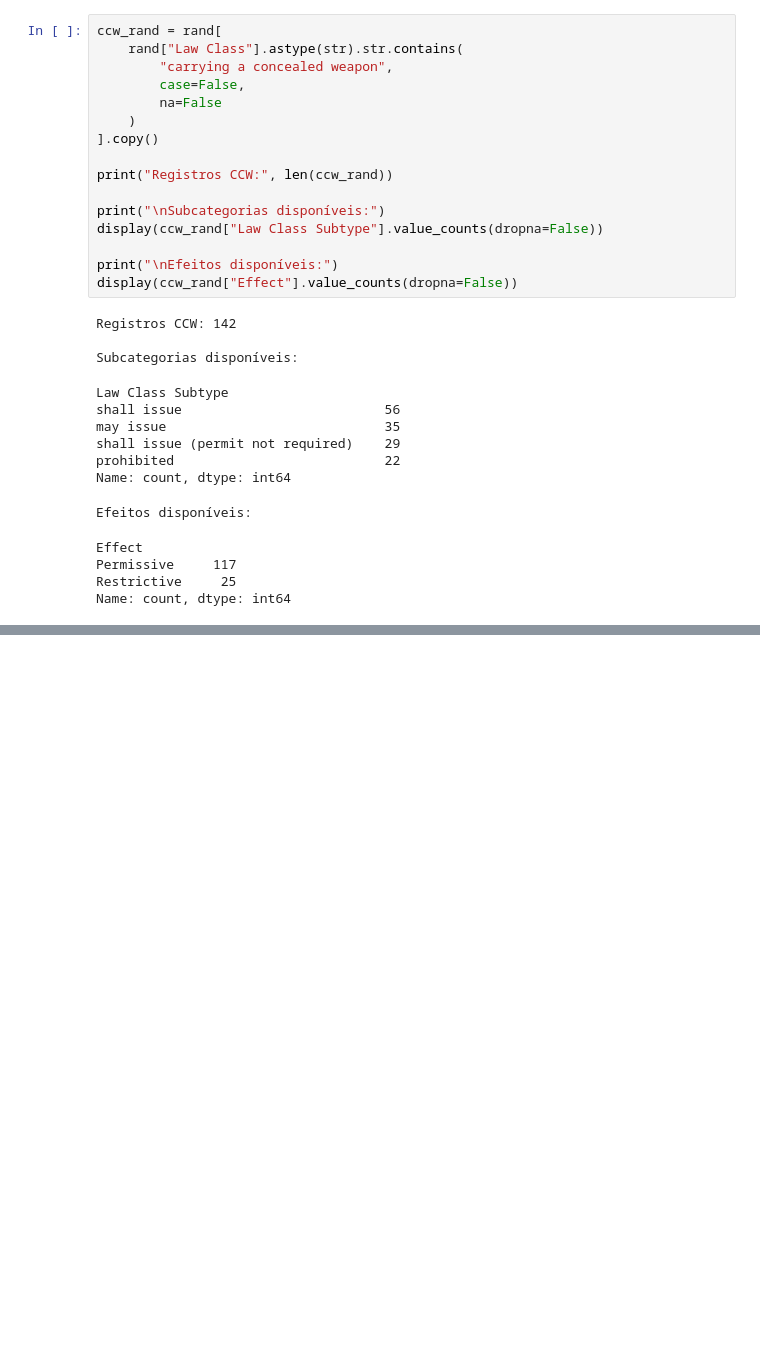
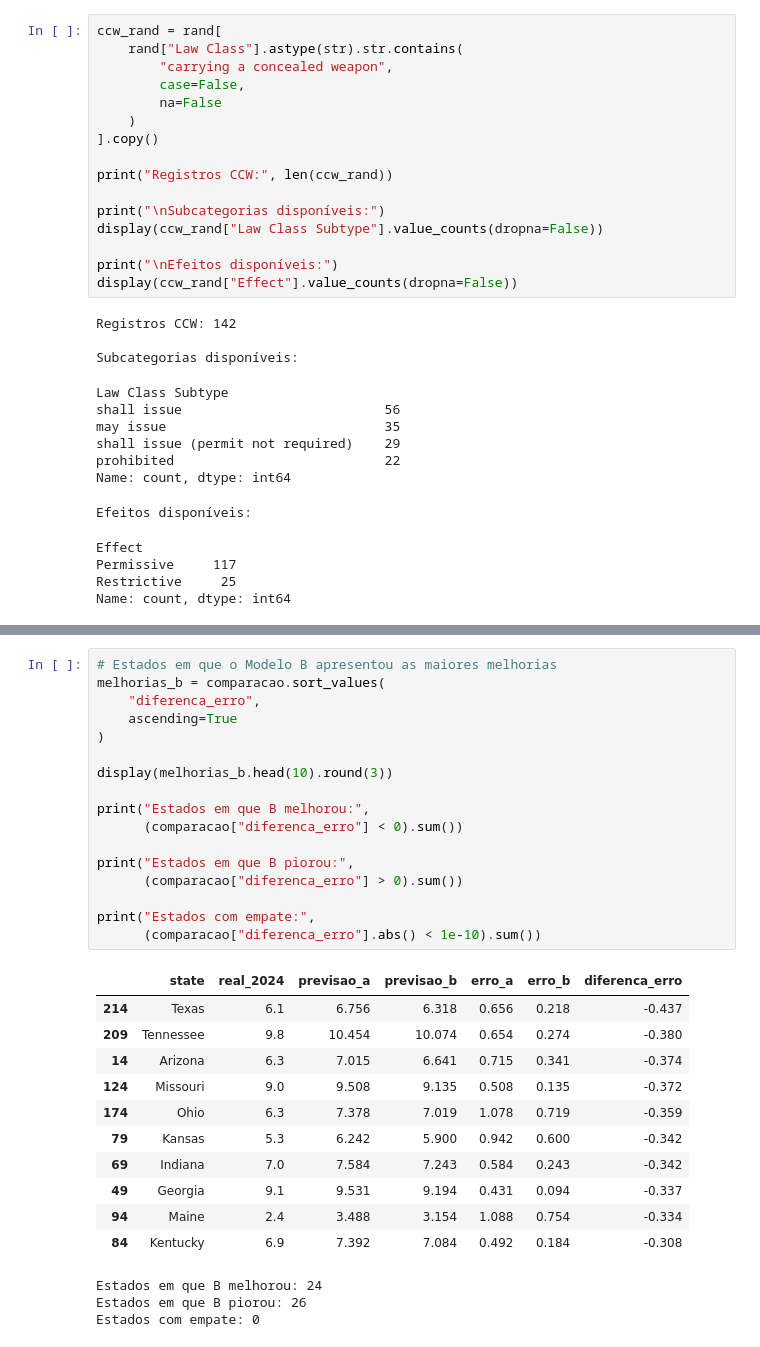
Before and after one commit to JanGustavo/us-gun-policy-ml, a Jupyter notebook: notebooks/06_model_comparison.ipynb, the cells around one changed output, grey strips where cells are left out. Drawn from its saved outputs; the diff is of its cells as text; blank space fills up the shorter version.

```diff
--- a/notebooks/06_model_comparison.ipynb
+++ b/notebooks/06_model_comparison.ipynb
@@ -300,0 +505,32 @@ Name: count, dtype: int64
+# %%
+# Estados em que o Modelo B apresentou as maiores melhorias
+melhorias_b = comparacao.sort_values(
+    "diferenca_erro",
+    ascending=True
+)
+
+display(melhorias_b.head(10).round(3))
+
+print("Estados em que B melhorou:",
+      (comparacao["diferenca_erro"] < 0).sum())
+
+print("Estados em que B piorou:",
+      (comparacao["diferenca_erro"] > 0).sum())
+
+print("Estados com empate:",
+      (comparacao["diferenca_erro"].abs() < 1e-10).sum())
+# %% [output]
+|  | state | real_2024 | previsao_a | previsao_b | erro_a | erro_b | diferenca_erro |
+| 214 | Texas | 6.1 | 6.756 | 6.318 | 0.656 | 0.218 | -0.437 |
+| 209 | Tennessee | 9.8 | 10.454 | 10.074 | 0.654 | 0.274 | -0.380 |
+| 14 | Arizona | 6.3 | 7.015 | 6.641 | 0.715 | 0.341 | -0.374 |
+| 124 | Missouri | 9.0 | 9.508 | 9.135 | 0.508 | 0.135 | -0.372 |
+| 174 | Ohio | 6.3 | 7.378 | 7.019 | 1.078 | 0.719 | -0.359 |
+| 79 | Kansas | 5.3 | 6.242 | 5.900 | 0.942 | 0.600 | -0.342 |
+| 69 | Indiana | 7.0 | 7.584 | 7.243 | 0.584 | 0.243 | -0.342 |
+| 49 | Georgia | 9.1 | 9.531 | 9.194 | 0.431 | 0.094 | -0.337 |
+| 94 | Maine | 2.4 | 3.488 | 3.154 | 1.088 | 0.754 | -0.334 |
+| 84 | Kentucky | 6.9 | 7.392 | 7.084 | 0.492 | 0.184 | -0.308 |
+Estados em que B melhorou: 24
+Estados em que B piorou: 26
+Estados com empate: 0
```
Also changed, not shown: parts of 15 cells of this notebook, 3 other files.
